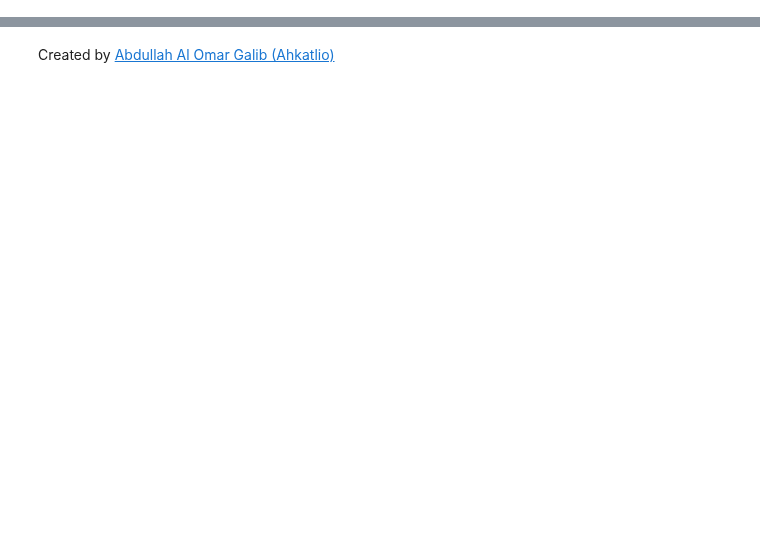
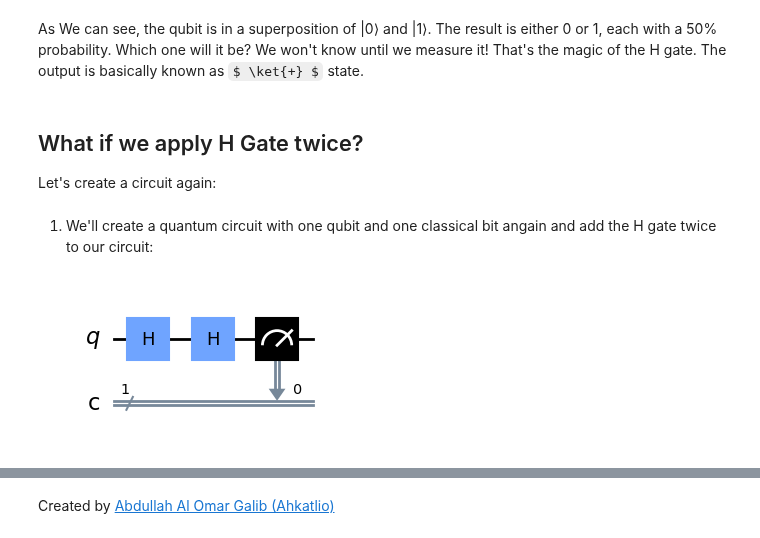
Before and after one commit to ahkatlio/QHSO_Basics_of_Qiskit, a Jupyter notebook: Books/Fundamentals/Basic_Gates/H_gate.ipynb, the cells around one changed output, grey strips where cells are left out. Cells and saved outputs as stored; diff of their text form; code cells hidden in the pictures; some formulas as TeX source; blank space fills up the shorter version.

```diff
--- a/Books/Fundamentals/Basic_Gates/H_gate.ipynb
+++ b/Books/Fundamentals/Basic_Gates/H_gate.ipynb
@@ -56,0 +108,43 @@
+# %% [markdown]
+As We can see, the qubit is in a superposition of |0⟩ and |1⟩. The result is either 0 or 1, each with a 50% probability. Which one will it be? We won't know until we measure it! That's the magic of the H gate. The output is basically known as  $ \ket{+} $ state.
+# %% [markdown]
+<!DOCTYPE html>
+<html>
+
+<head>
+    <link href="https://fonts.googleapis.com/css?family=Jost&display=swap" rel="stylesheet">
+    <style>
+        body {
+            font-family: 'Jost', sans-serif;
+        }
+        h1, h2, h3, h4, h5, h6, p, ol {
+            font-family: 'Jost', sans-serif;
+        }
+        h1{
+            color: orange;
+        }
+        h2 {
+            color: #8BC34A;
+        }
+        .center {
+            text-align: center;
+        }
+    </style>
+</head>
+
+<body>
+    <h2>What if we apply H Gate twice?</h2>
+    <p>Let's create a circuit again:</p>
+</body>
+
+</html>
+# %% [markdown]
+1) We'll create a quantum circuit with one qubit and one classical bit angain and add the H gate twice to our circuit:
+# %%
+qc2 = QuantumCircuit(1,1)
+qc2.h(0)
+qc2.h(0)
+qc2.measure(0,0)
+qc2.draw(output='mpl')
+# %% [output]
+[figure, added]
```
Also changed, not shown: parts of 25 cells of this notebook, 1 other file.
